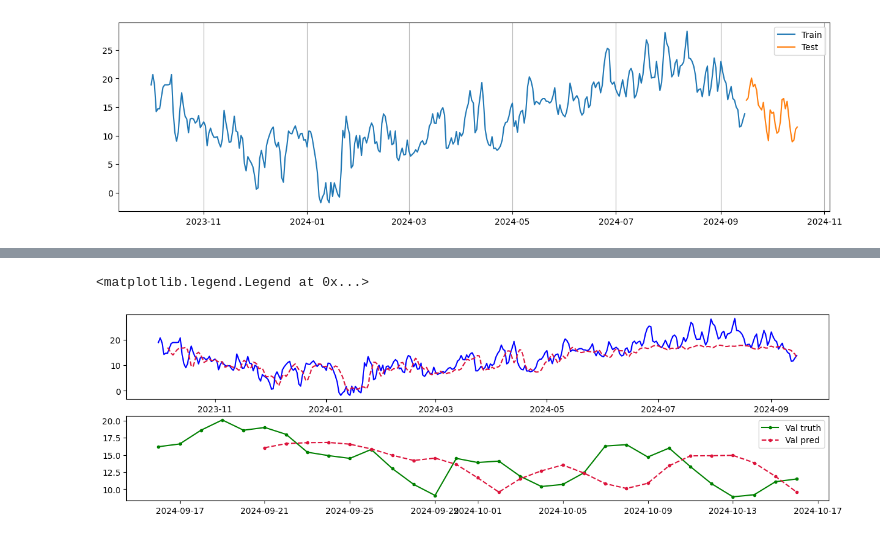
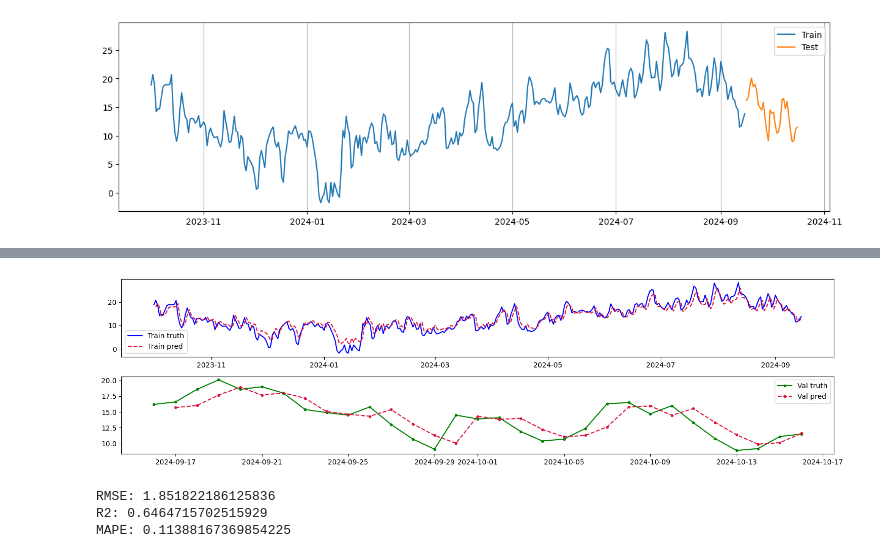
Before and after one commit to dangnguyen2910/temperature_forecasting, a Jupyter notebook: src/lstm.ipynb, the cells around one changed output, grey strips where cells are left out. Saved outputs shown, nothing was run; the diff lists cells and outputs as text; code cells hidden in the pictures.

```diff
--- a/src/lstm.ipynb
+++ b/src/lstm.ipynb
@@ -48,7 +122,7 @@ class ParisTemperatureTimeDelayEmbedding:
     def __getitem__(self, idx: int):
         new_df = pd.DataFrame({'target':self.ts})
 
-        for i in range(3):
+        for i in range(self.lags):
             shift_temp = self.ts.shift(i+1).rename(f"lag{i+1}")
             new_df = pd.concat([new_df, shift_temp], axis=1)
 
@@ -110,10 +173,10 @@ optimizer = torch.optim.Adam(model.parameters(), lr=0.001)
 # %%
-epochs = 40
+epochs = 100
 train_loss = []
-val_loss = []
+test_loss = []
 train_rmse = []
 val_rmse = []
-best_val_loss = 10000
+best_test_loss = 10000
 
 
 for epoch in range(epochs):
@@ -151,16 +214,17 @@ for epoch in range(epochs):
 
             loss_val_batch += vloss.item()
 
-    val_loss.append(loss_val_batch/len(test_dataloader))
+    test_loss.append(loss_val_batch/len(test_dataloader))
     print(f'Train loss: {loss_train_batch/len(train_dataloader)}, Validation loss: {loss_val_batch/len(test_dataloader)}')
 
-    if (loss_val_batch < best_val_loss):
-        best_val_loss = loss_val_batch
-        torch.save(model.state_dict(), '../model/lstm_ts5_b16.pth')
+    if (loss_val_batch < best_test_loss):
+        best_test_loss = loss_val_batch
+        print("New best model found")
+        torch.save(model.state_dict(), f'../model/temp_norm_LstmMlp_ts{lags}_b{batch}.pth')
 
 
 plt.plot(np.arange(len(train_loss), dtype=int), train_loss, label='train')
-plt.plot(np.arange(len(val_loss), dtype=int), val_loss, label= 'validation')
+plt.plot(np.arange(len(test_loss), dtype=int), test_loss, label= 'validation')
 plt.xlabel("Epoch")
 plt.ylabel("MSE loss")
 plt.legend()
@@ -187,37 +258,54 @@ Train loss: 37.00109754909169, Validation loss: 6.092257022857666
 # %%
-test_model = LstmOneHorizon()
-test_model.load_state_dict(torch.load('../model/lstm_ts5_b16.pth'))
-
 train_outputs = []
-val_outputs = []
-test_model.eval()
+test_outputs = []
+model.eval()
 with torch.no_grad():
     for i, (features, target) in enumerate(train_dataloader):
         features = features.to(device).unsqueeze(2)
         target = target.to(device)
 
-        output = test_model(features).cpu().tolist()
+        output = model(features).cpu().tolist()
         train_outputs += output
+
 
     for i, (features, target) in enumerate(test_dataloader):
         features = features.to(device).unsqueeze(2)
         target = target.to(device)
 
-        output = test_model(features).cpu().tolist()
-        val_outputs += output
+        output = model(features).cpu().tolist()
+        test_outputs += output
+
+train_outputs = np.array(train_outputs).reshape(-1,1)
+test_outputs = np.array(test_outputs).reshape(-1,1)
+
+
+train_outputs = scaler.inverse_transform(train_outputs)
+test_outputs = scaler.inverse_transform(test_outputs)
+
+train_outputs = pd.Series(np.squeeze(train_outputs), index=train.index[lags:])
+test_outputs = pd.Series(np.squeeze(test_outputs), index=test.index[lags:])
 
 fig = plt.figure(figsize=(15,4))
 
 fig.add_subplot(2,1,1)
 plt.plot(train, label='Train truth', color='blue')
-plt.plot(train.index[lags:], train_outputs,color='crimson', linestyle = 'dashed', label='Train pred')
+plt.plot(train_outputs,color='crimson', linestyle = 'dashed', label='Train pred')
+plt.legend()
 
 
 fig.add_subplot(2,1,2)
 plt.plot(test, color='green', label='Val truth', marker='.')
-plt.plot(test.index[lags:], val_outputs,color = 'crimson', linestyle = 'dashed',marker='.', label='Val pred')
+plt.plot(test_outputs,color = 'crimson', linestyle = 'dashed',marker='.', label='Val pred')
+plt.legend()
 
-plt.legend()
+plt.tight_layout()
 # %% [output]
-<matplotlib.legend.Legend at 0x...>
-[figure, old version]
+[figure, new version]
+# %%
+print(f"RMSE: {root_mean_squared_error(test[lags:], test_outputs)}")
+print(f"R2: {r2_score(test[lags:], test_outputs)}")
+print(f"MAPE: {mean_absolute_percentage_error(test[lags:], test_outputs)}")
+# %% [output]
+RMSE: 1.851822186125836
+R2: 0.6464715702515929
+MAPE: 0.11388167369854225
```
Also changed, not shown: parts of 26 cells of this notebook.
